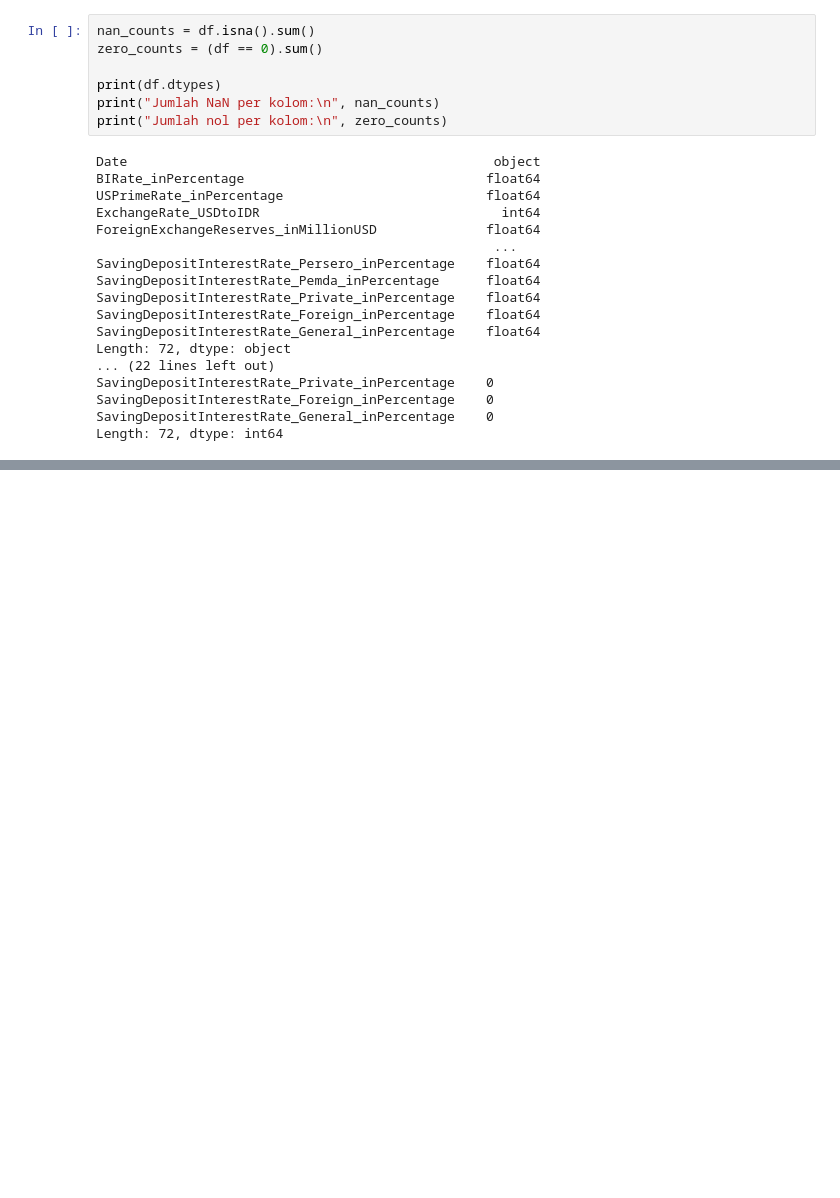
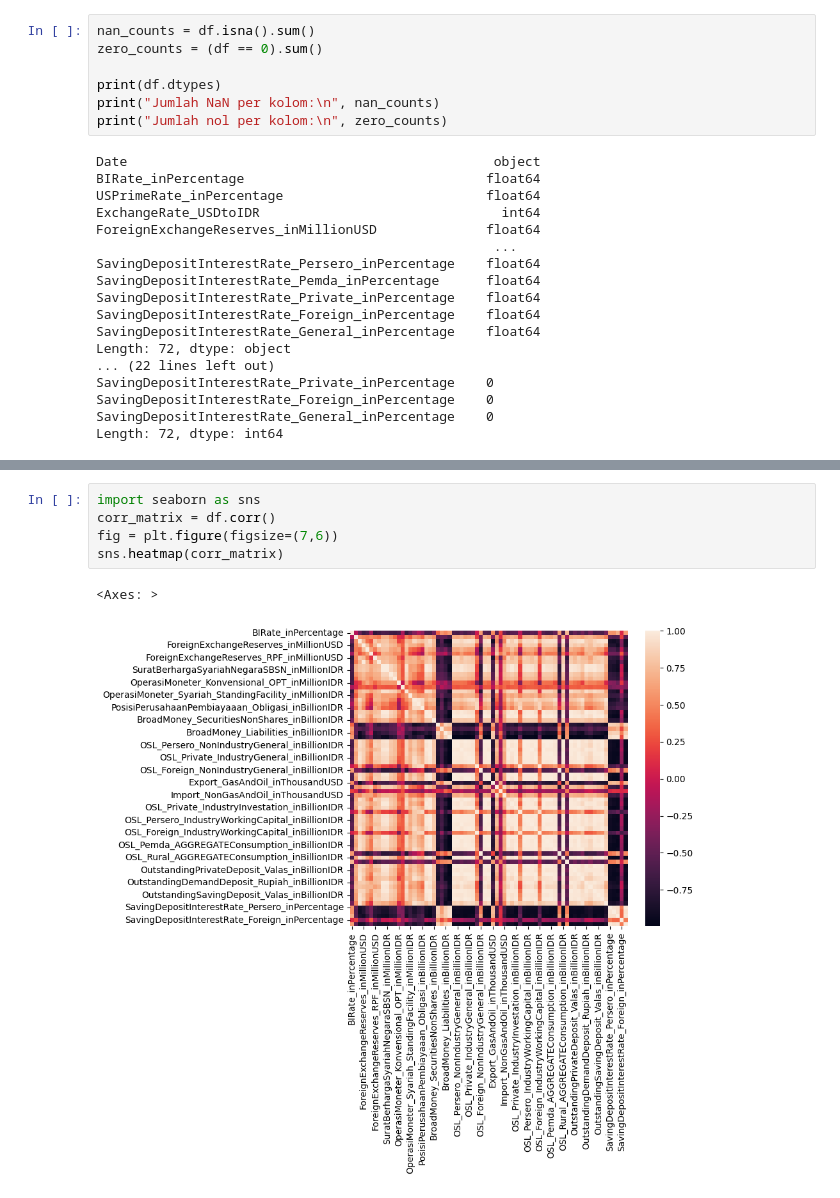
Before and after one commit to erinamifta4/Semester5__Econometric, a Jupyter notebook: Tugas1.ipynb, the cells around one changed output, grey strips where cells are left out. Saved outputs shown, nothing was run; the diff lists cells and outputs as text; blank space fills up the shorter version.

```diff
--- a/Tugas1.ipynb
+++ b/Tugas1.ipynb
@@ -277,0 +112,8 @@ gab
+# %%
+import seaborn as sns
+corr_matrix = df.corr()
+fig = plt.figure(figsize=(7,6))
+sns.heatmap(corr_matrix)
+# %% [output]
+<Axes: >
+[figure, added]
```
Also changed, not shown: parts of 55 cells of this notebook.
